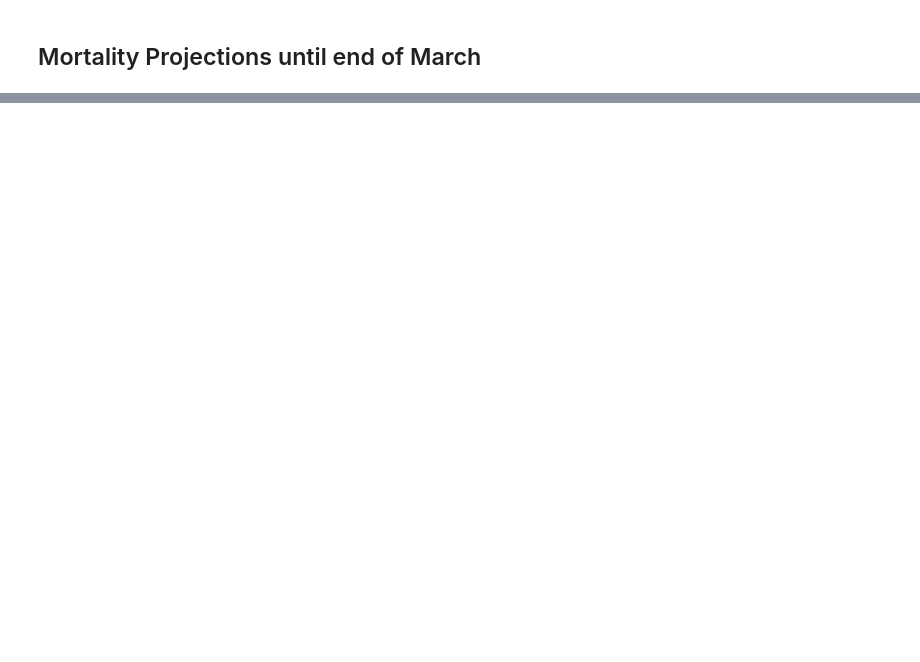
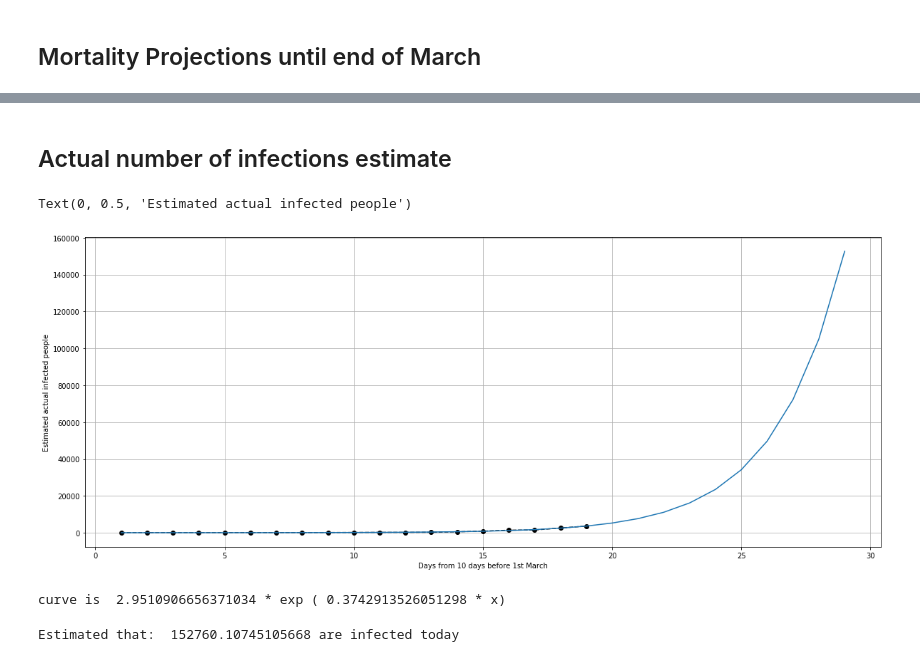
Before and after one commit to burntout/UK-Covid19, a Jupyter notebook: UK-Covid19-least-squares-fit.ipynb, the cells around one changed output, grey strips where cells are left out. Drawn from its saved outputs; the diff is of its cells as text; code cells hidden in the pictures; blank space fills up the shorter version.

Commit message:
more estimates

```diff
--- a/UK-Covid19-least-squares-fit.ipynb
+++ b/UK-Covid19-least-squares-fit.ipynb
@@ -101,0 +99,37 @@ Text(0,0.5,'Cumulative Mortalities')
+# %% [markdown]
+## Actual number of infections estimate
+# %%
+days_from_infection_to_death = 10 # assume 5 days for infection 5 days to die (people are already ill)
+mortality_rate1 = 0.01 # 1%
+mortality_rate2 = 0.02 # 2%
+mortality_rate3 = 0.03 # 3%
+mortality_rate4 = 0.04 # 4%
+mortality_rate10 = 0.1 # 10%
+
+inv_mortality = 1/mortality_rate4
+estimated_actual = list (map(lambda x: x * inv_mortality, mortalitydata))
+n = len(estimated_actual)
+x = np.linspace(1, n, n)
+
+(a, b), _ = opt.curve_fit(f, x, estimated_actual)
+
+fig, ax = plt.subplots(1, figsize=(20, 8))
+ax.plot(x, estimated_actual, 'o--k')
+x = np.linspace(1,n+days_from_infection_to_death,n+days_from_infection_to_death)
+y_fit = f(x, a, b)
+ax.plot(x, y_fit, '-')
+plt.grid()
+plt.xlabel("Days from " + str(days_from_infection_to_death) + " days before 1st March")
+plt.ylabel("Estimated actual infected people")
+# %% [output]
+Text(0, 0.5, 'Estimated actual infected people')
+[figure, added]
+# %%
+print("curve is ", a , "* exp (" ,b, "* x)")
+# %% [output]
+curve is  2.9510906656371034 * exp ( 0.3742913526051298 * x)
+# %%
+infected_today = a * np.exp ( b * (days_from_infection_to_death + len(estimated_actual)  ))
+print ("Estimated that: ", infected_today, "are infected today")
+# %% [output]
+Estimated that:  152760.10745105668 are infected today
```
Also changed, not shown: parts of 7 cells of this notebook.
